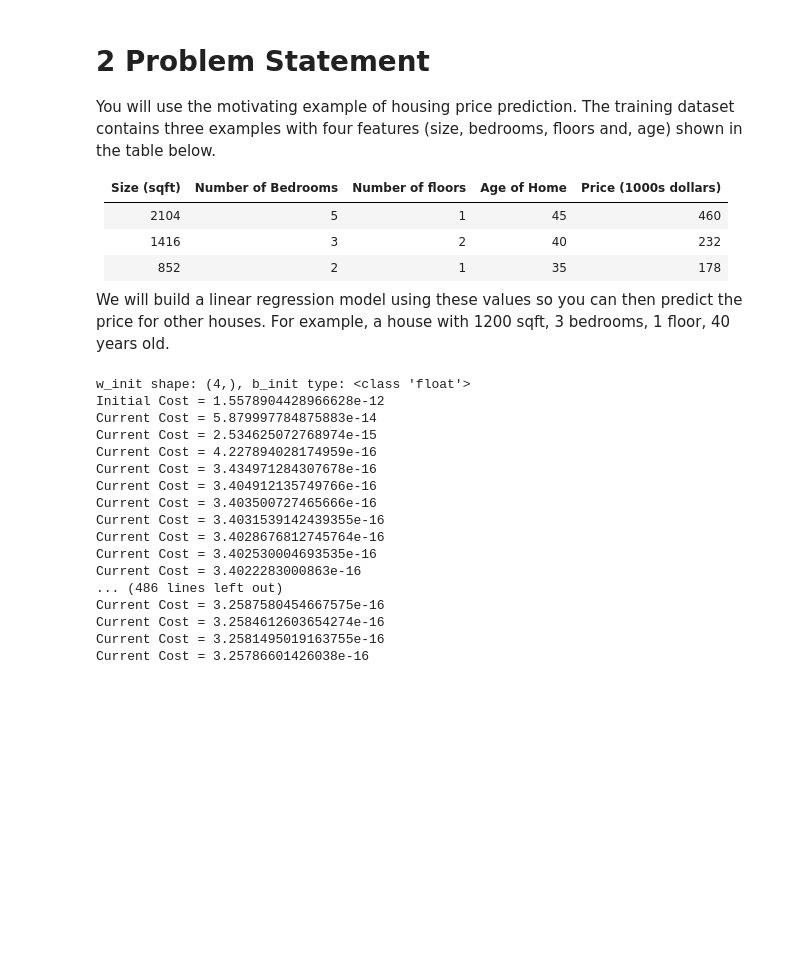
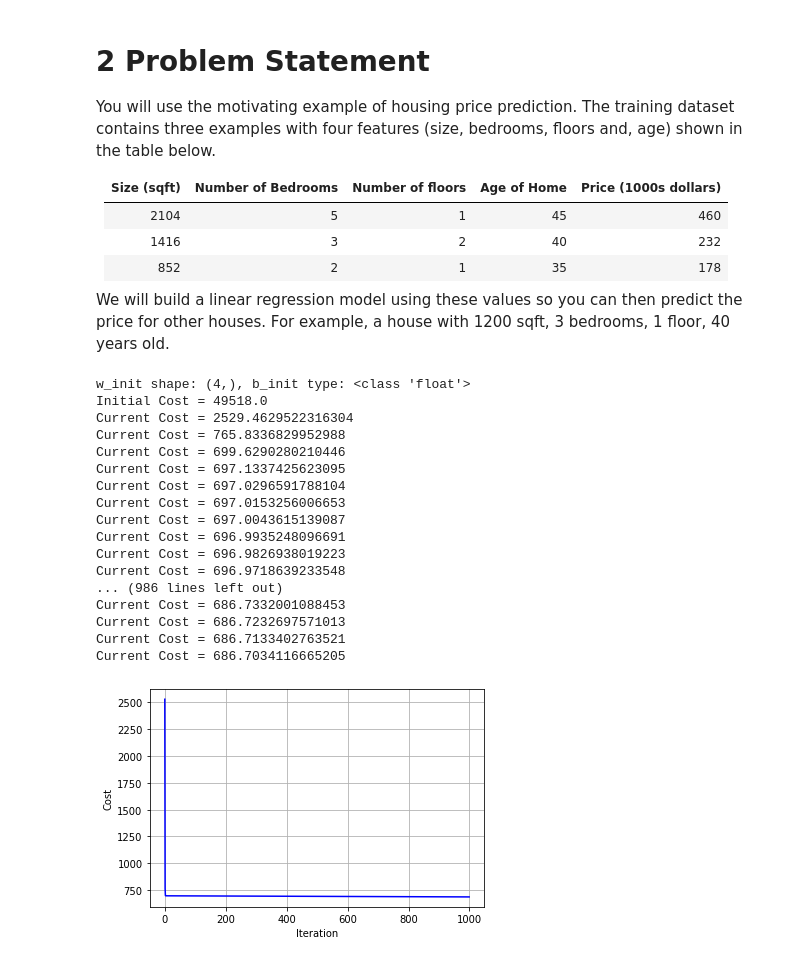
Before and after one commit to ammarlodhi255/supervised-learning-from-scratch, a Jupyter notebook: regression/gradient_descent_multiple_linear_regression.ipynb, the cells around one changed output. Saved outputs shown, nothing was run; the diff lists cells and outputs as text; code cells hidden in the pictures; blank space fills up the shorter version.

```diff
--- a/regression/gradient_descent_multiple_linear_regression.ipynb
+++ b/regression/gradient_descent_multiple_linear_regression.ipynb
@@ -61,19 +62,24 @@ class GradientDescentMultipleLR():
 
 
     def run(self, w, b, iter):
+        costs = np.zeros(iter)
         print(f'Initial Cost = {self.cost(w, b)}')
 
         for i in range(iter):
             w, b = self.compute_gradient(w, b)
-            print(f'Current Cost = {self.cost(w, b)}')
+            costs[i] = self.cost(w, b)
+            print(f'Current Cost = {costs[i]}')
 
-        return w, b
+        return w, b, costs
 # %%
 X_train = np.array([[2104, 5, 1, 45], [1416, 3, 2, 40], [852, 2, 1, 35]])
 y_train = np.array([460, 232, 178])
-b_init = 785.1811367994083
-w_init = np.array([0.39133535, 18.75376741, -53.36032453, -26.42131618])
+# b_init = 785.1811367994083
+# w_init = np.array([0.39133535, 18.75376741, -53.36032453, -26.42131618])
 
+w_init = np.zeros_like(w_init)
+b_init = 0.
+iter = 1000
 # X_train = np.array([[1, 2], [1, 1]])
 # y_train = np.array([2, 4])
 # w_init = np.array([1, 2])
@@ -82,22 +88,30 @@ w_init = np.array([0.39133535, 18.75376741, -53.36032453, -26.42131618])
 print(f"w_init shape: {w_init.shape}, b_init type: {type(b_init)}")
 
 gd = GradientDescentMultipleLR(X_train, y_train, lr=5.0e-7)
-w, b = gd.run(w_init, b_init, 500)
+w, b, costs = gd.run(w_init, b_init, iter)
 # %% [output]
 w_init shape: (4,), b_init type: <class 'float'>
-Initial Cost = 1.5578904428966628e-12
-Current Cost = 5.879997784875883e-14
-Current Cost = 2.534625072768974e-15
-Current Cost = 4.227894028174959e-16
-Current Cost = 3.434971284307678e-16
-Current Cost = 3.404912135749766e-16
-Current Cost = 3.403500727465666e-16
-Current Cost = 3.4031539142439355e-16
-Current Cost = 3.4028676812745764e-16
-Current Cost = 3.402530004693535e-16
-Current Cost = 3.4022283000863e-16
-... (486 lines left out)
-Current Cost = 3.2587580454667575e-16
-Current Cost = 3.2584612603654274e-16
-Current Cost = 3.2581495019163755e-16
-Current Cost = 3.25786601426038e-16
+Initial Cost = 49518.0
+Current Cost = 2529.4629522316304
+Current Cost = 765.8336829952988
+Current Cost = 699.6290280210446
+Current Cost = 697.1337425623095
+Current Cost = 697.0296591788104
+Current Cost = 697.0153256006653
+Current Cost = 697.0043615139087
+Current Cost = 696.9935248096691
+Current Cost = 696.9826938019223
+Current Cost = 696.9718639233548
+... (986 lines left out)
+Current Cost = 686.7332001088453
+Current Cost = 686.7232697571013
+Current Cost = 686.7133402763521
+Current Cost = 686.7034116665205
+# %%
+plt.plot(np.arange(iter), costs, c='b')
+plt.xlabel('Iteration')
+plt.ylabel('Cost')
+plt.grid()
+plt.show()
+# %% [output]
+[figure, added]
```
Also changed, not shown: parts of 3 cells of this notebook.
